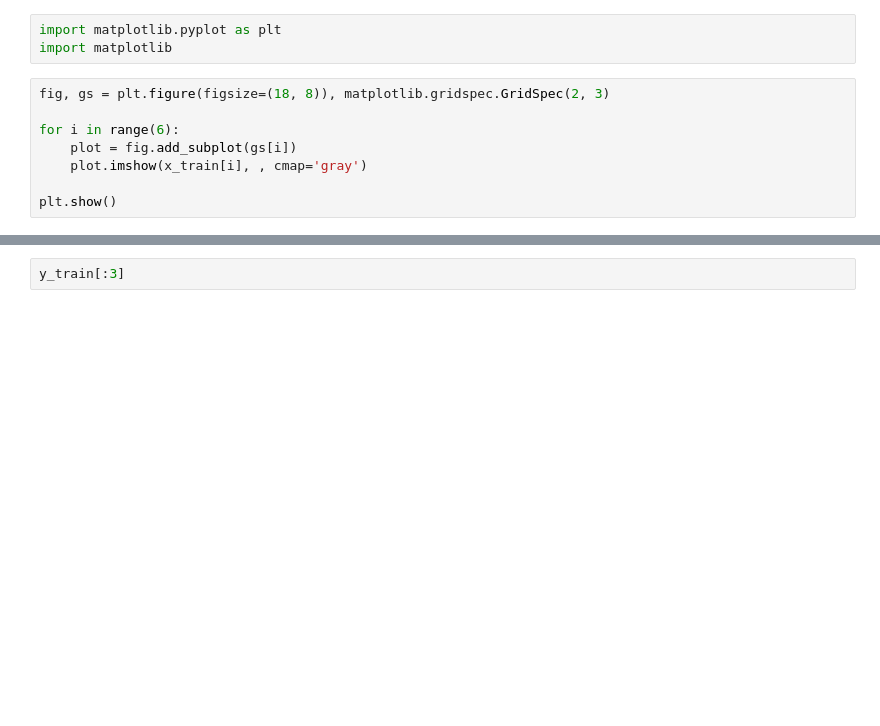
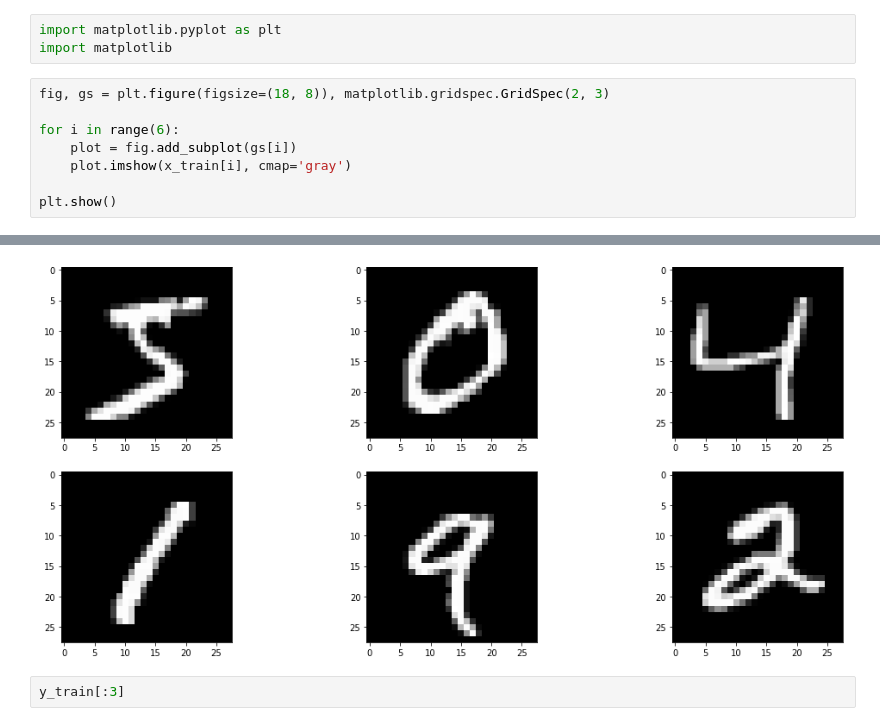
Before and after one commit to spbu-math-cs/ml-course, a Jupyter notebook: seminars/10_neural_nets_backprop/10_neural_nets_backprop_practice.ipynb, the cells around one changed output, grey strips where cells are left out. Drawn from its saved outputs; the diff is of its cells as text; blank space fills up the shorter version.

```diff
--- a/seminars/10_neural_nets_backprop/10_neural_nets_backprop_practice.ipynb
+++ b/seminars/10_neural_nets_backprop/10_neural_nets_backprop_practice.ipynb
@@ -21,7 +21,7 @@ fig, gs = plt.figure(figsize=(18, 8)), matplotlib.gridspec.GridSpec(2, 3)
 
 for i in range(6):
     plot = fig.add_subplot(gs[i])
-    plot.imshow(x_train[i], , cmap='gray')
+    plot.imshow(x_train[i], cmap='gray')
 
 plt.show()
 # %% [output]
@@ -29,3 +28,4 @@ SyntaxError: invalid syntax (<ipython-input-4-14a6890edfb9>, line 5)
+[figure, added]
 # %%
 y_train[:3]
 # %% [output]
```
Also changed, not shown: parts of 6 cells of this notebook, 33 other files.
